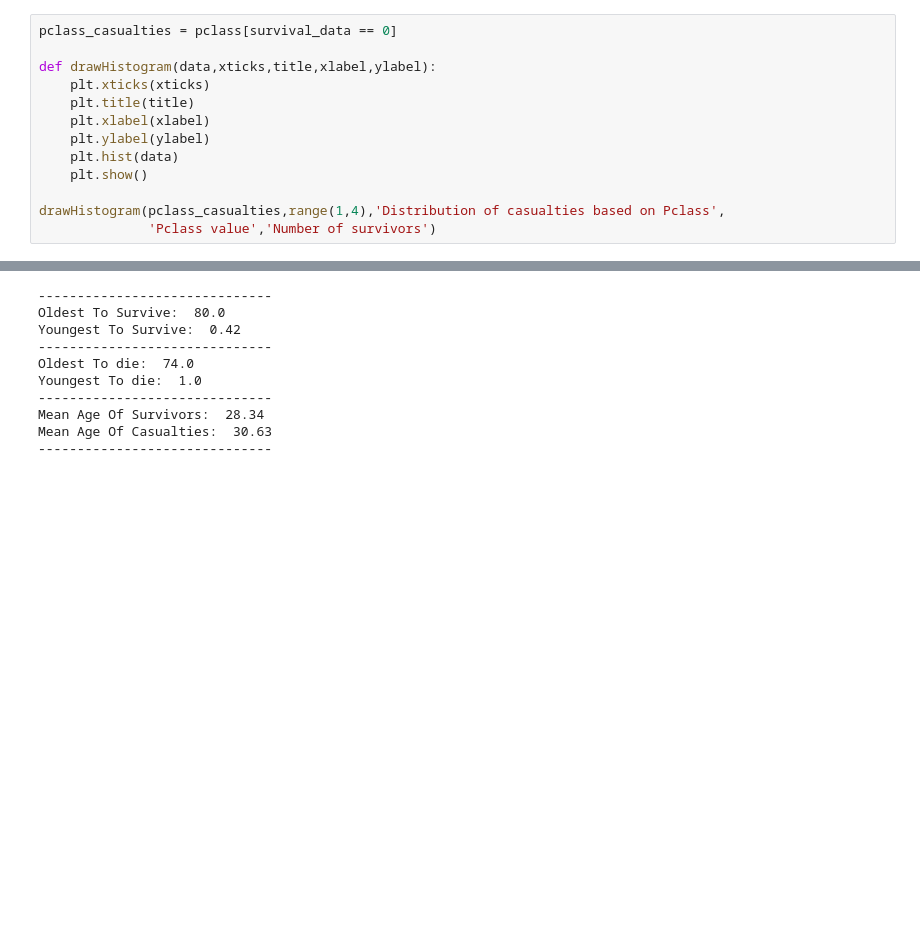
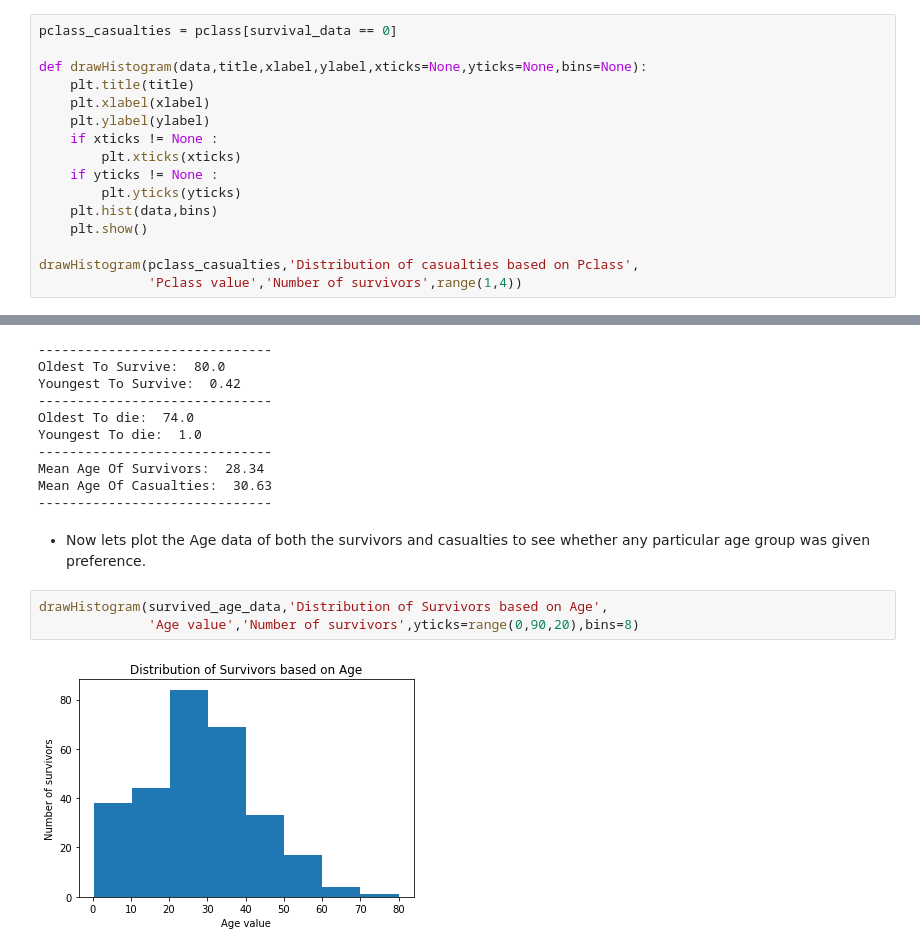
Before and after one commit to chaitanya6761/Udacity-Data-Analyst-Nano-Degree, a Jupyter notebook: P2 Investigate A Dataset(Titanic Survival Data)/Titanic_Data_Analysis.ipynb, the cells around one changed output, grey strips where cells are left out. Saved outputs shown, nothing was run; the diff lists cells and outputs as text; blank space fills up the shorter version.

Commit message:
added age data exploration

```diff
--- a/P2 Investigate A Dataset(Titanic Survival Data)/Titanic_Data_Analysis.ipynb
+++ b/P2 Investigate A Dataset(Titanic Survival Data)/Titanic_Data_Analysis.ipynb
@@ -166,16 +166,19 @@ Survival Rate: 24.24%
 # %%
 pclass_casualties = pclass[survival_data == 0]
 
-def drawHistogram(data,xticks,title,xlabel,ylabel):
-    plt.xticks(xticks)
+def drawHistogram(data,title,xlabel,ylabel,xticks=None,yticks=None,bins=None):
     plt.title(title)
     plt.xlabel(xlabel)
     plt.ylabel(ylabel)
-    plt.hist(data)
+    if xticks != None :
+        plt.xticks(xticks)
+    if yticks != None :
+        plt.yticks(yticks)
+    plt.hist(data,bins)
     plt.show()
 
-drawHistogram(pclass_casualties,range(1,4),'Distribution of casualties based on Pclass',
-              'Pclass value','Number of survivors')
+drawHistogram(pclass_casualties,'Distribution of casualties based on Pclass',
+              'Pclass value','Number of survivors',range(1,4))
 # %% [output]
 [figure]
 # %% [markdown]
@@ -234,3 +237,10 @@ Youngest To die:  1.0
 Mean Age Of Survivors:  28.34
 Mean Age Of Casualties:  30.63
 ------------------------------
+# %% [markdown]
+- Now lets plot the Age data of both the survivors and casualties to see whether any particular age group was given             preference.
+# %%
+drawHistogram(survived_age_data,'Distribution of Survivors based on Age',
+              'Age value','Number of survivors',yticks=range(0,90,20),bins=8)
+# %% [output]
+[figure, added]
```
Also changed, not shown: parts of 3 cells of this notebook, 1 other file.
